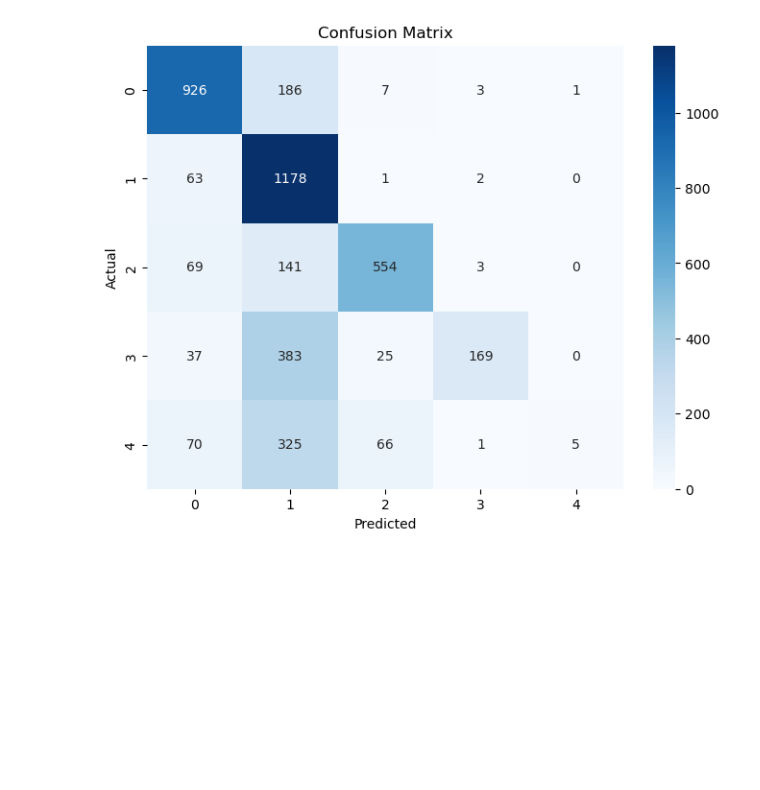
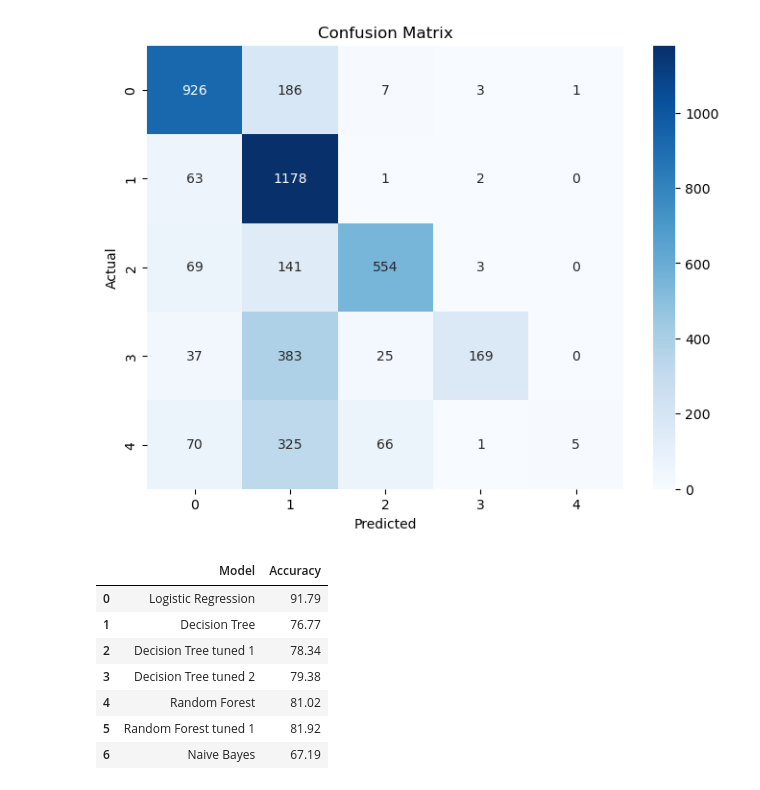
Before and after one commit to SIVASKANDAN-P/automatic_ticket_classification, a Jupyter notebook: Automatic_Ticket_Classification_Assignment.ipynb, the cells around one changed output. Cells and saved outputs as stored; diff of their text form; code cells hidden in the pictures; blank space fills up the shorter version.

```diff
--- a/Automatic_Ticket_Classification_Assignment.ipynb
+++ b/Automatic_Ticket_Classification_Assignment.ipynb
@@ -1273,0 +1485,4 @@ weighted avg       0.82      0.81      0.80      4215
+# %%
+# Update the summary table
+summary.loc[len(summary.index)] = ['Random Forest tuned 1', round(accuracy_rf_tuned*100, 2)]
+summary
@@ -1330,3 +1553,16 @@ Classification Report:
    macro avg       0.79      0.56      0.54      4215
 weighted avg       0.75      0.67      0.62      4215
 [figure]
+# %%
+# Update the summary table
+summary.loc[len(summary.index)] = ['Naive Bayes', round(accuracy_nb*100, 2)]
+summary
+# %% [output]
+|  | Model | Accuracy |
+| 0 | Logistic Regression | 91.79 |
+| 1 | Decision Tree | 76.77 |
+| 2 | Decision Tree tuned 1 | 78.34 |
+| 3 | Decision Tree tuned 2 | 79.38 |
+| 4 | Random Forest | 81.02 |
+| 5 | Random Forest tuned 1 | 81.92 |
+| 6 | Naive Bayes | 67.19 |
```
Also changed, not shown: parts of 19 cells of this notebook.
